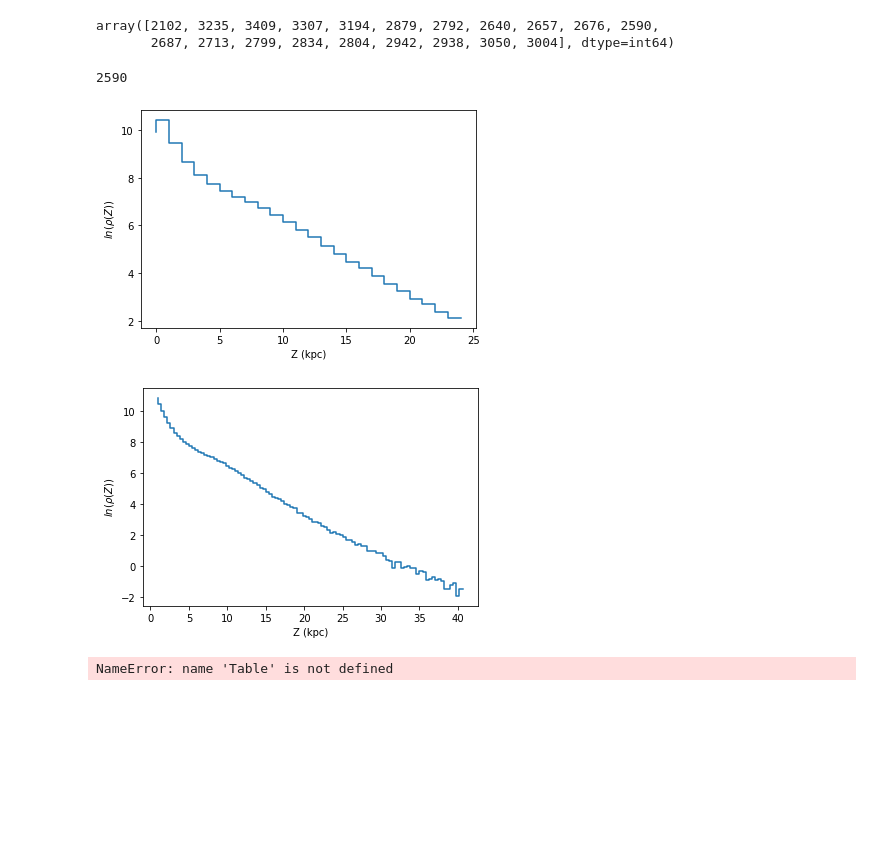
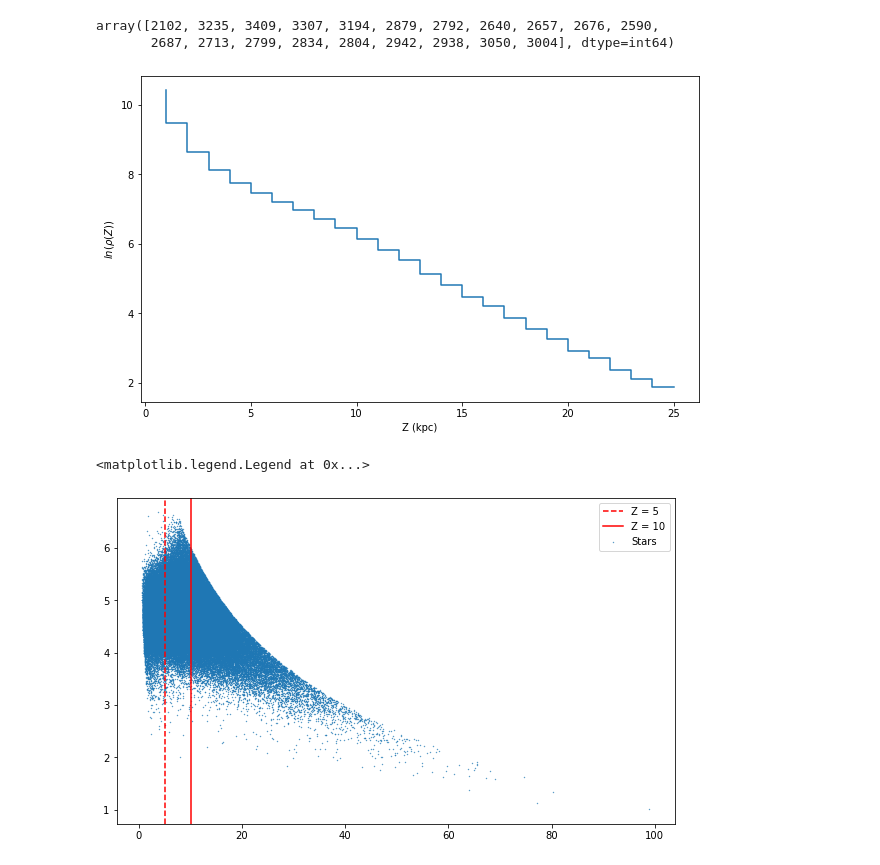
Before and after one commit to ykwang1/astr-511-w21, a Jupyter notebook: homeworks/notebooks/Homework 1.ipynb, the cells around one changed output. Cells and saved outputs as stored; diff of their text form; code cells hidden in the pictures; blank space fills up the shorter version.

```diff
--- a/homeworks/notebooks/Homework 1.ipynb
+++ b/homeworks/notebooks/Homework 1.ipynb
@@ -1,3 +1,11 @@
+# %%
+%matplotlib inline
+import matplotlib.pyplot as plt
+plt.rc('image', origin='lower')
+plt.rc('figure', figsize=(10, 6))
+# plt.rc('text', usetex=False)
+# plt.rc('xtick', labelsize=20)
+# plt.rc('ytick', labelsize=20)
 # %%
 import pandas as pd
 import numpy as np
@@ -169,31 +187,31 @@ from 8.0 to 8.4:         3050
 from 8.4 to 8.8:         3004
 array([2102, 3235, 3409, 3307, 3194, 2879, 2792, 2640, 2657, 2676, 2590,
        2687, 2713, 2799, 2834, 2804, 2942, 2938, 3050, 3004], dtype=int64)
-# %%
-# spot check on N(4.8 < Z < 5.2)
-sum((gr24['D(kpc)'] < 5.2) & (gr24['D(kpc)'] > 4.8))
-# %% [output]
-2590
 # %%
-def plot_hist(n, bin_size, bin_start, distance_arr):
+def plot_dens_hist(n, bin_size, bin_start, distance_arr, label, func=np.log, return_vals=False):
     sa = (314 * u.deg **2).to(u.sr).value
     V = get_vol_elements(n, bin_size, bin_start, sa)
     N = get_star_counts(distance_arr, n, bin_size, bin_start)
     bounds =  np.arange(bin_start, round(bin_size * n + bin_start, 6), bin_size)
     bounds = np.round(bounds, 6)
-    plt.figure()
-    plt.step(bounds, np.log(N/V))
-    plt.xlabel('Z (kpc)')
-    plt.ylabel(r'$ln(\rho(Z))$')
+    plt.step(bounds, func(N/V), label=label)
+    if return_vals == True:
+        return bounds, N, N/V
 # %%
-plot_hist(n=25, bin_size=1, bin_start=0, distance_arr=gr24['Z(kpc)'])
+plot_dens_hist(n=25, bin_size=1, bin_start=1, label='', distance_arr=gr24['Z(kpc)'])
+plt.xlabel('Z (kpc)')
+plt.ylabel(r'$ln(\rho(Z))$')
+plt.show()
 # %% [output]
-[figure, old version]
+[figure, new version]
-# %%
-plot_hist(n=100, bin_size=.4, bin_start=1, distance_arr=gr24['Z(kpc)'])
-# %% [output]
-[figure, removed]
-# %%
-data = Table.read('../Astr511HW1data.dat', format='ascii')
-# %% [output]
-NameError: name 'Table' is not defined
+# %%
+SDSS_maglim=22.5
+
+plt.scatter(gr24['Z(kpc)'], gr24['Mr'], label='Stars', marker='.', s=0.5)
+plt.axvline(5, label='Z = 5', color='r', linestyle='--')
+plt.axvline(10, label='Z = 10', color='r')
+# plt.plot(np.linspace(1, 100, 1001), -5 * np.log(np.linspace(1, 100, 1001)/10) - SDSS_maglim)
+plt.legend()
+# %% [output]
+<matplotlib.legend.Legend at 0x...>
+[figure, added]
```
Also changed, not shown: parts of 44 cells of this notebook.
